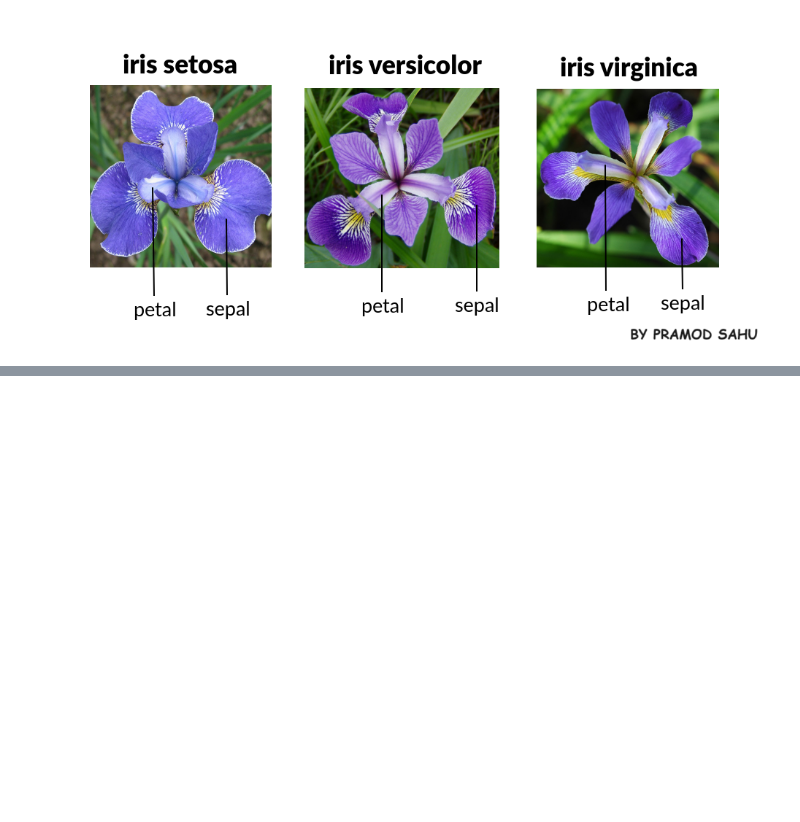
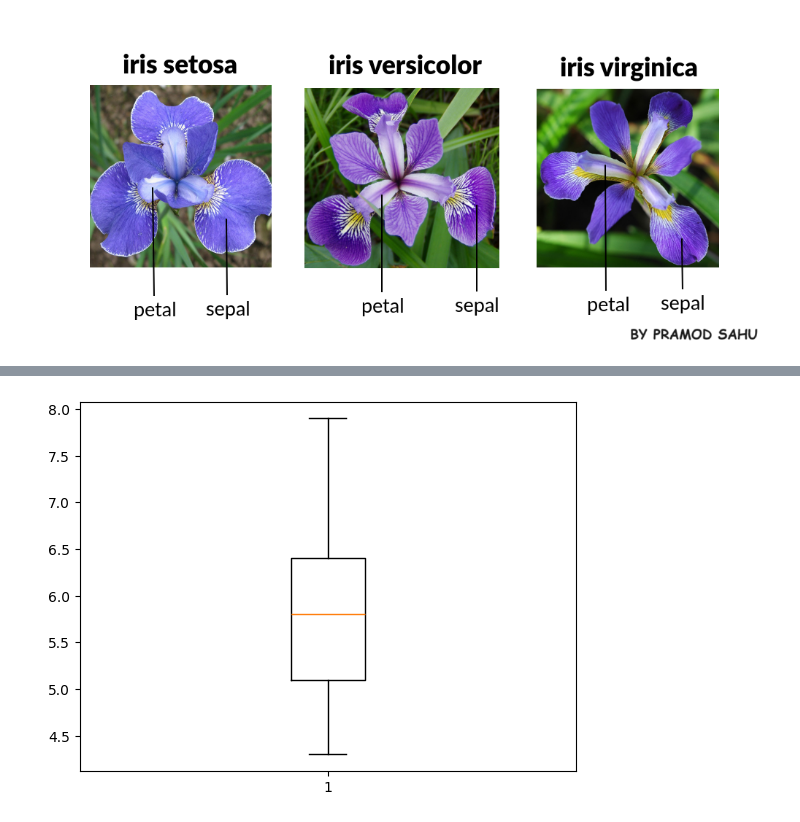
Before and after one commit to JakeOh/202511_BD53, a Jupyter notebook: lab_python/da04_matplotlib.ipynb, the cells around one changed output, grey strips where cells are left out. Saved outputs shown, nothing was run; the diff lists cells and outputs as text; code cells hidden in the pictures; blank space fills up the shorter version.

```diff
--- a/lab_python/da04_matplotlib.ipynb
+++ b/lab_python/da04_matplotlib.ipynb
@@ -661,0 +729,6 @@ plt.show()
+# %%
+# box plot - 연속형 자료의 분포(최솟값, 25%, 50%, 75%, 최댓값)
+plt.boxplot(x=iris.sepal_length)
+plt.show()
+# %% [output]
+[figure, added]
```
Also changed, not shown: parts of 13 cells of this notebook.
